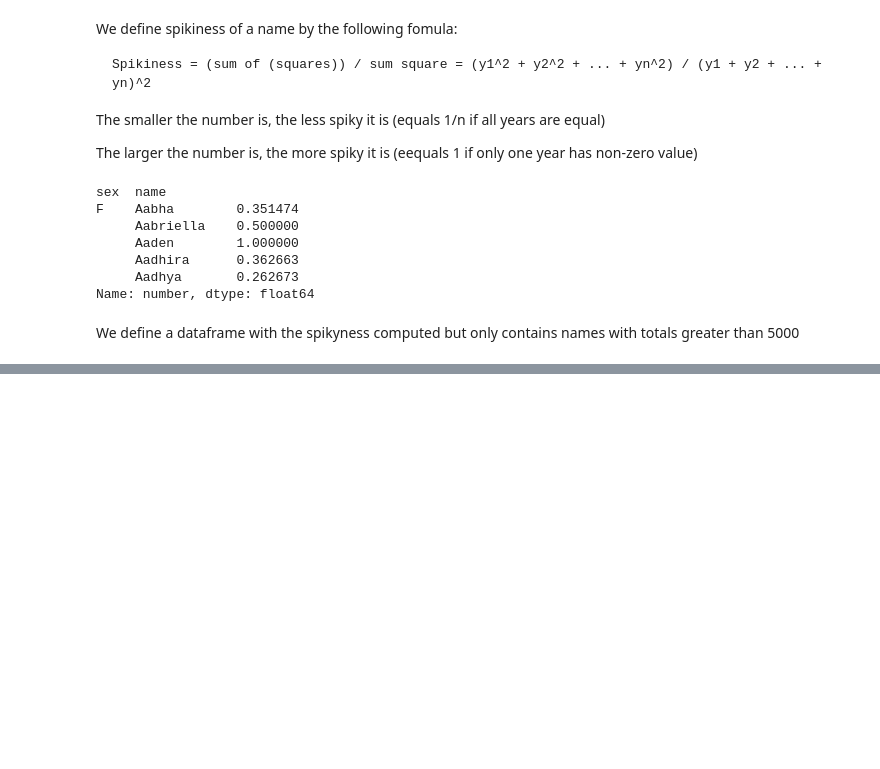
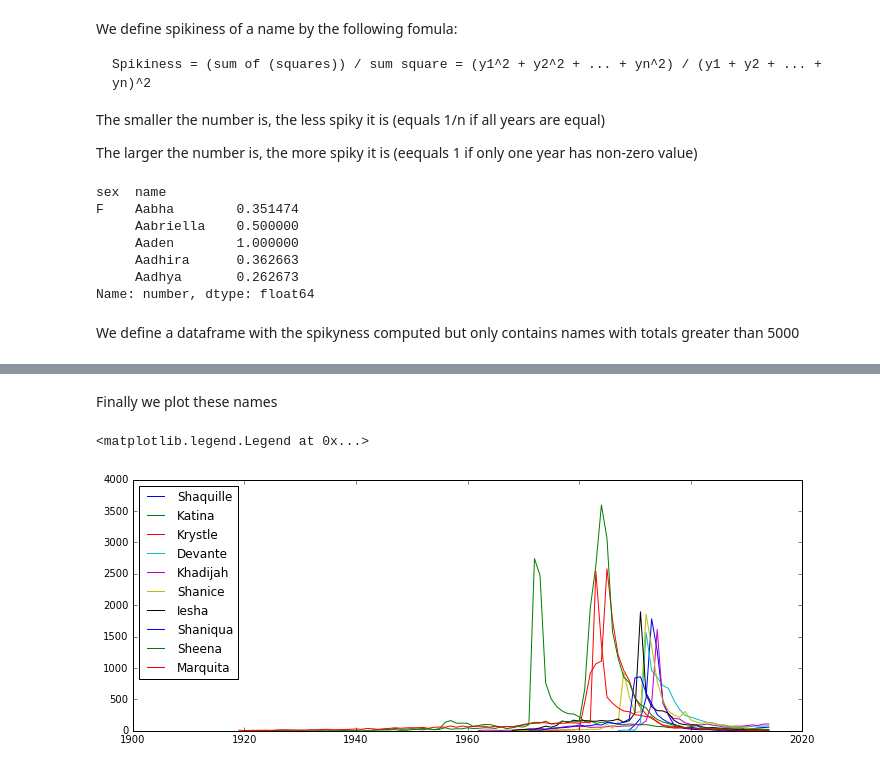
Before and after one commit to yuwei-jacque-wang/Learn, a Jupyter notebook: Python_Data_Analysis_MV/BabyName_w_Pandas/BabyName_w_Pandas.ipynb, the cells around one changed output, grey strips where cells are left out. Drawn from its saved outputs; the diff is of its cells as text; code cells hidden in the pictures; blank space fills up the shorter version.

```diff
--- a/Python_Data_Analysis_MV/BabyName_w_Pandas/BabyName_w_Pandas.ipynb
+++ b/Python_Data_Analysis_MV/BabyName_w_Pandas/BabyName_w_Pandas.ipynb
@@ -356,0 +371,8 @@ Name: number, dtype: float64
+# %%
+totals_recent = allyears[allyears['year'] > 2005].groupby(['sex','name'])['number'].sum()
+
+spiky_common = spikyness[(totals > 5000) & (totals_recent < 1000)].copy()
+    #Two Boolean controls here: names over 5000 but no more than 1000 since 2005
+spiky_common.sort_values(ascending=False, inplace=True)
+
+spiky_common.head(10)
@@ -356,0 +392,15 @@ Name: number, dtype: float64
+# %% [markdown]
+Finally we plot these names
+# %%
+#Define a fads contains sex and name for the top 10 names
+fads = spiky_common.head(10).index.values
+
+pp.figure(figsize = (12, 4.5))
+
+for sex, name in fads:
+    plotname(sex, name)
+
+pp.legend([name for sex, name in fads], loc = 'upper left')
+# %% [output]
+<matplotlib.legend.Legend at 0x...>
+[figure, added]
```
Also changed, not shown: parts of 12 cells of this notebook.
